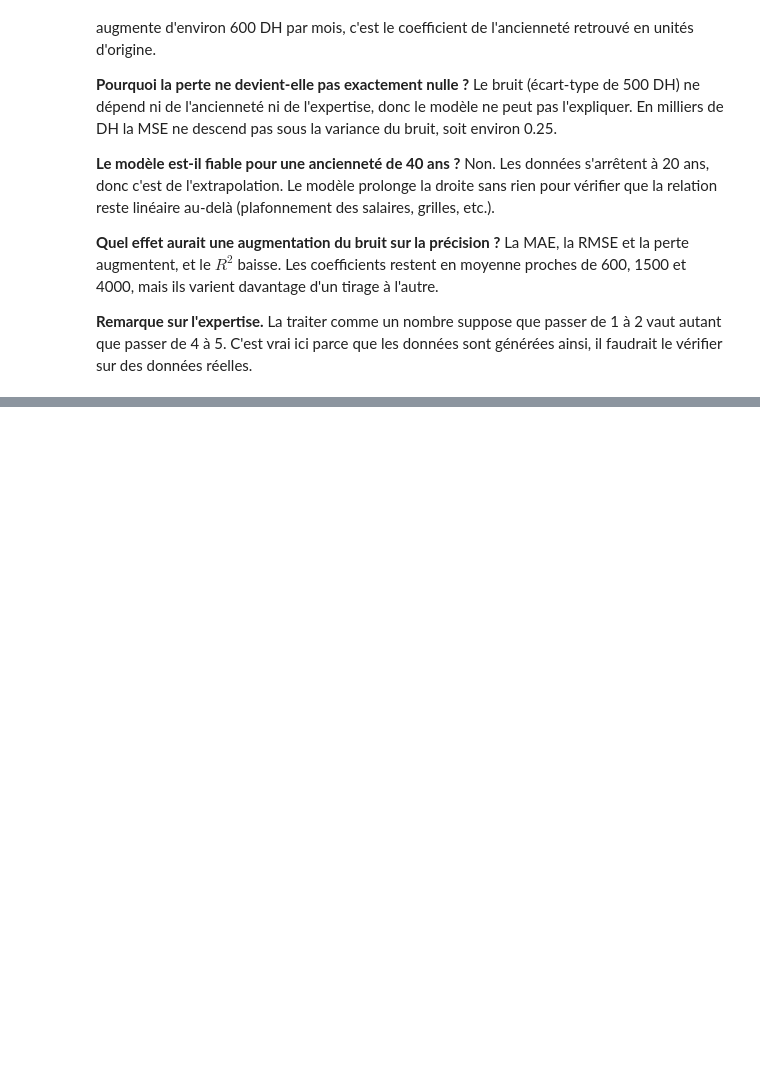
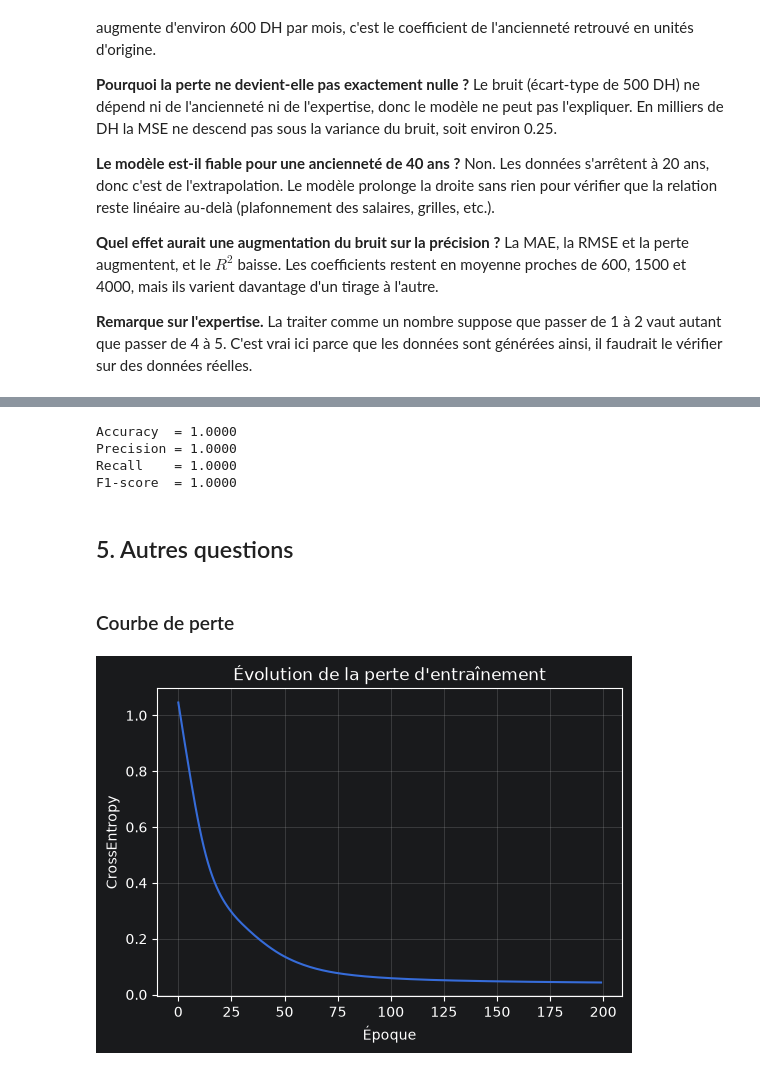
Before and after one commit to MostafaHDfMeR/TP_N1_Mise-en-oeuvre-du-Framework-PyTorch, a Jupyter notebook: TP_N1 - Mise en oeuvre du Framework PyTorch.ipynb, the cells around one changed output, grey strips where cells are left out. Cells and saved outputs as stored; diff of their text form; code cells hidden in the pictures; blank space fills up the shorter version.

```diff
--- a/TP_N1 - Mise en oeuvre du Framework PyTorch.ipynb
+++ b/TP_N1 - Mise en oeuvre du Framework PyTorch.ipynb
@@ -906,0 +970,11 @@ sont générées ainsi, il faudrait le vérifier sur des données réelles.
+# %%
+model = nn.Sequential(
+    nn.Linear(4, 16),
+    nn.ReLU(),
+    nn.Linear(16, 3)
+).to(device)
+
+criterion = nn.CrossEntropyLoss()
+optimizer = torch.optim.Adam(model.parameters(), lr=0.01)
+
+print(model)
@@ -906,0 +991,17 @@ sont générées ainsi, il faudrait le vérifier sur des données réelles.
+# %%
+epochs = 200
+losses = []
+
+model.train()
+
+for epoch in range(epochs):
+    optimizer.zero_grad()                 # remettre les gradients à zéro
+    logits = model(X_train)               # scores prédits
+    loss = criterion(logits, y_train)     # perte
+    loss.backward()                       # gradients
+    optimizer.step()                      # mise à jour des paramètres
+
+    losses.append(loss.item())
+
+    if (epoch + 1) % 20 == 0:
+        print(f"Époque {epoch + 1:3d} | Perte : {loss.item():.4f}")
@@ -906,0 +1041,34 @@ sont générées ainsi, il faudrait le vérifier sur des données réelles.
+# %%
+preds_cpu, y_test_cpu = predictions.cpu(), y_test.cpu()
+
+accuracy_m = MulticlassAccuracy(num_classes=3)
+precision_m = MulticlassPrecision(num_classes=3, average="macro")
+recall_m = MulticlassRecall(num_classes=3, average="macro")
+f1_m = MulticlassF1Score(num_classes=3, average="macro")
+
+for m in (accuracy_m, precision_m, recall_m, f1_m):
+    m.update(preds_cpu, y_test_cpu)
+
+print(f"Accuracy  = {accuracy_m.compute():.4f}")
+print(f"Precision = {precision_m.compute():.4f}")
+print(f"Recall    = {recall_m.compute():.4f}")
+print(f"F1-score  = {f1_m.compute():.4f}")
+# %% [output]
+Accuracy  = 1.0000
+Precision = 1.0000
+Recall    = 1.0000
+F1-score  = 1.0000
+# %% [markdown]
+## 5. Autres questions
+# %% [markdown]
+### Courbe de perte
+# %%
+plt.figure(figsize=(6, 4))
+plt.plot(losses)
+plt.xlabel("Époque")
+plt.ylabel("CrossEntropy")
+plt.title("Évolution de la perte d'entraînement")
+plt.grid(True, alpha=0.3)
+plt.show()
+# %% [output]
+[figure, added]
```
Also changed, not shown: parts of 17 cells of this notebook.
